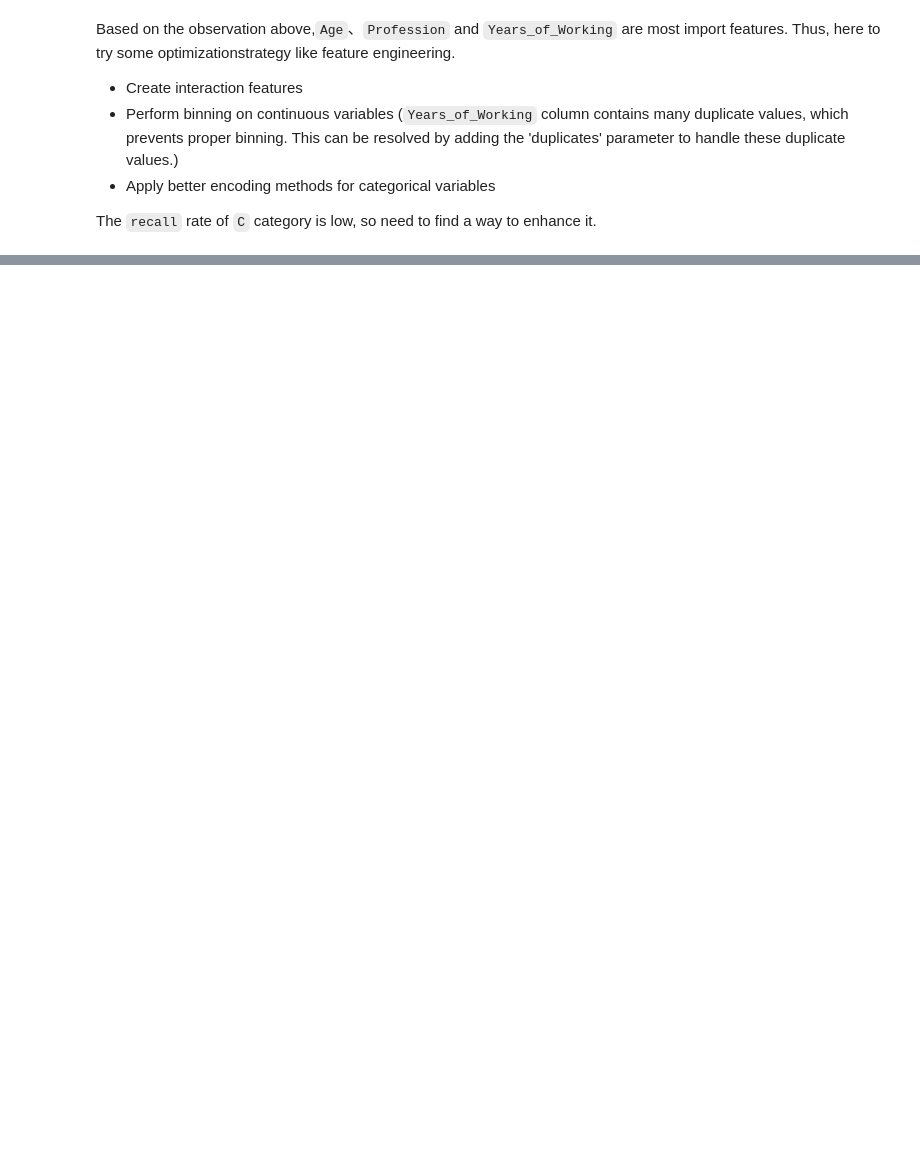
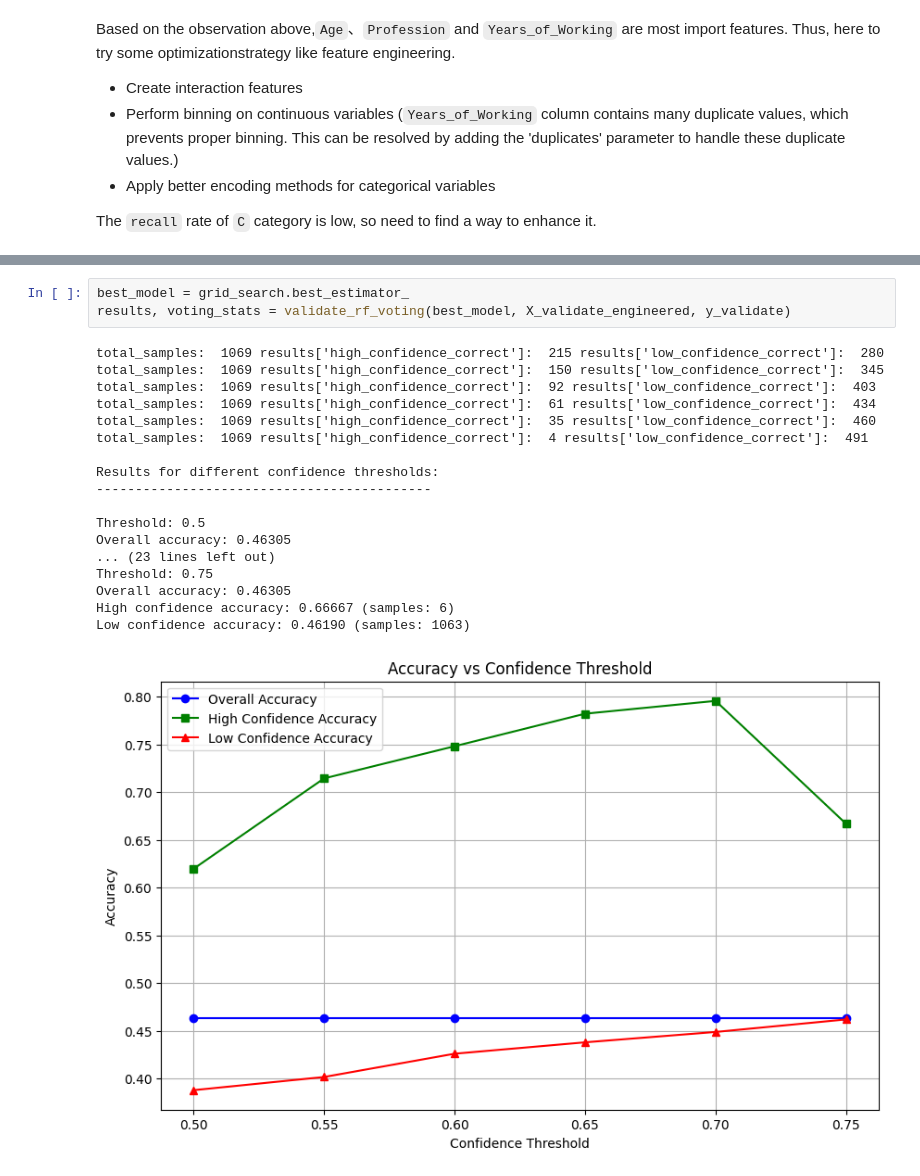
Before and after one commit to Jiang-Feiyu/HKU-COMP7103_classification, a Jupyter notebook: Random_froest.ipynb, the cells around one changed output, grey strips where cells are left out. Saved outputs shown, nothing was run; the diff lists cells and outputs as text; blank space fills up the shorter version.

Commit message:
update: voting

```diff
--- a/Random_froest.ipynb
+++ b/Random_froest.ipynb
@@ -303,0 +595,22 @@ Fitting 5 folds for each of 400 candidates, totalling 2000 fits
+# %%
+best_model = grid_search.best_estimator_
+results, voting_stats = validate_rf_voting(best_model, X_validate_engineered, y_validate)
+# %% [output]
+total_samples:  1069 results['high_confidence_correct']:  215 results['low_confidence_correct']:  280
+total_samples:  1069 results['high_confidence_correct']:  150 results['low_confidence_correct']:  345
+total_samples:  1069 results['high_confidence_correct']:  92 results['low_confidence_correct']:  403
+total_samples:  1069 results['high_confidence_correct']:  61 results['low_confidence_correct']:  434
+total_samples:  1069 results['high_confidence_correct']:  35 results['low_confidence_correct']:  460
+total_samples:  1069 results['high_confidence_correct']:  4 results['low_confidence_correct']:  491
+
+Results for different confidence thresholds:
+-------------------------------------------
+
+Threshold: 0.5
+Overall accuracy: 0.46305
+... (23 lines left out)
+Threshold: 0.75
+Overall accuracy: 0.46305
+High confidence accuracy: 0.66667 (samples: 6)
+Low confidence accuracy: 0.46190 (samples: 1063)
+[figure, added]
```
Also changed, not shown: parts of 10 cells of this notebook.
